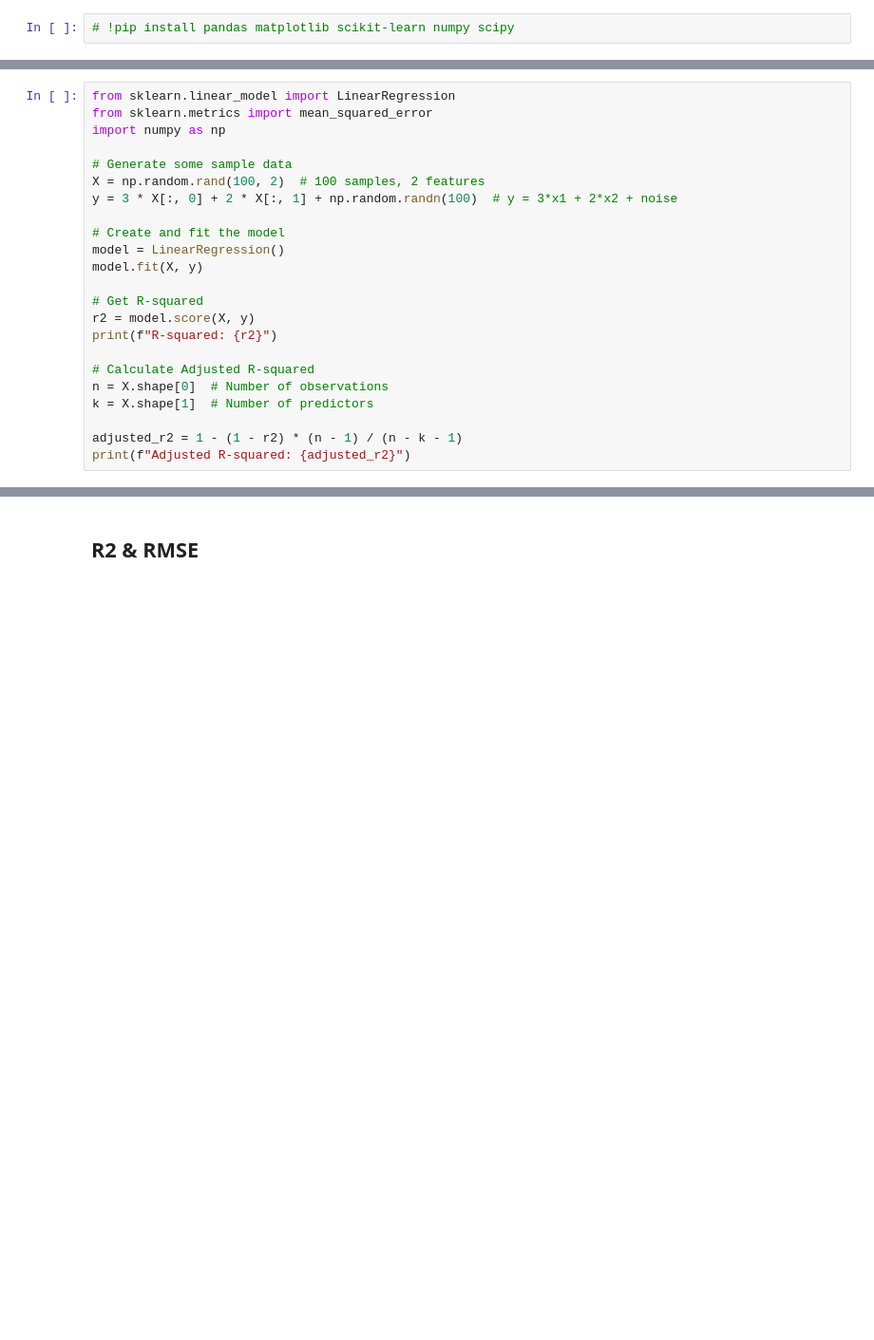
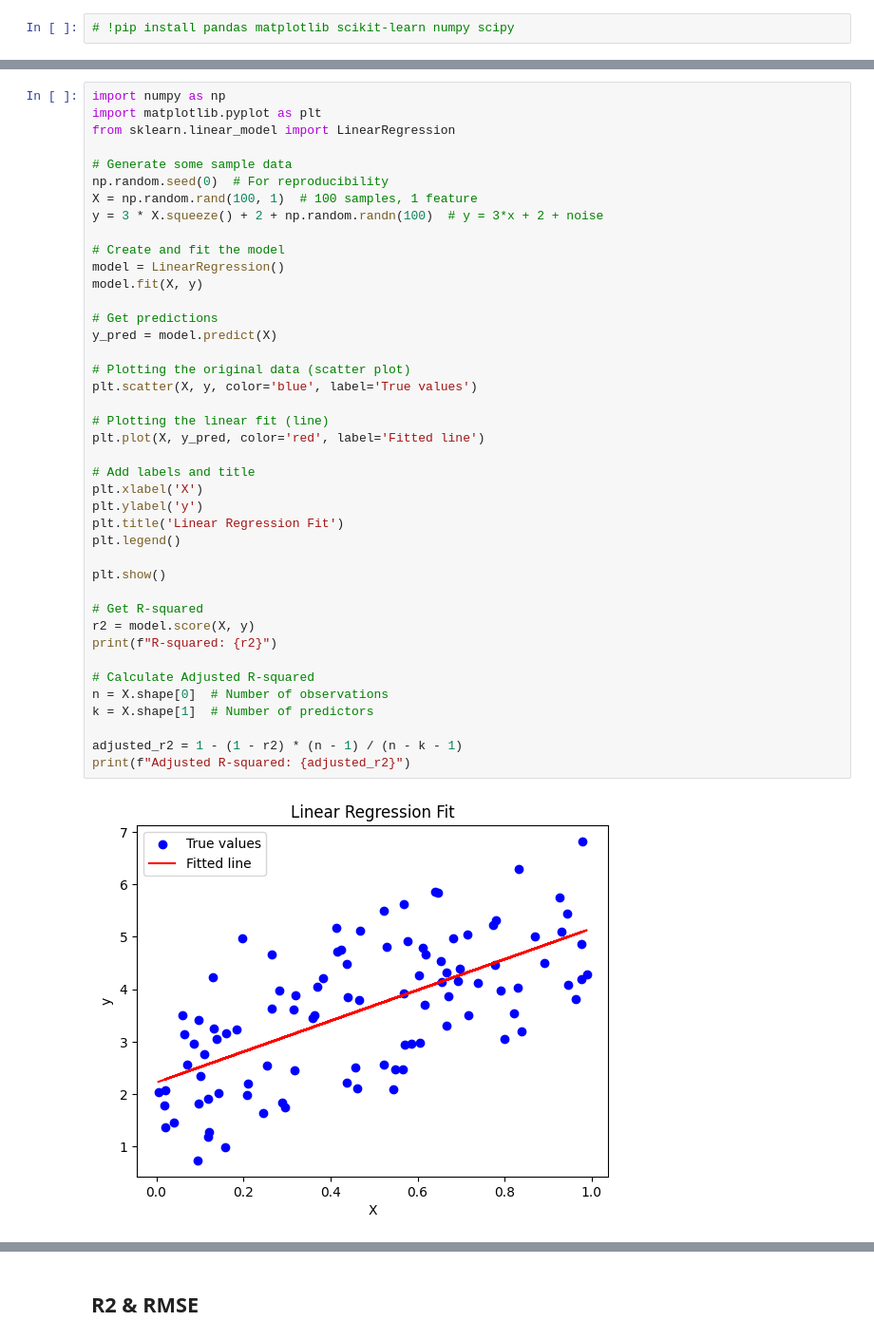
Before and after one commit to contento/lab.jupyter, a Jupyter notebook: regression.ipynb, the cells around one changed output, grey strips where cells are left out. Shown: that part at 95% size. Saved outputs shown, nothing was run; the diff lists cells and outputs as text; blank space fills up the shorter version.

```diff
--- a/regression.ipynb
+++ b/regression.ipynb
@@ -7,24 +7,43 @@
 # %%
+import numpy as np
+import matplotlib.pyplot as plt
 from sklearn.linear_model import LinearRegression
-from sklearn.metrics import mean_squared_error
-import numpy as np
 
 # Generate some sample data
-X = np.random.rand(100, 2)  # 100 samples, 2 features
-y = 3 * X[:, 0] + 2 * X[:, 1] + np.random.randn(100)  # y = 3*x1 + 2*x2 + noise
+np.random.seed(0)  # For reproducibility
+X = np.random.rand(100, 1)  # 100 samples, 1 feature
+y = 3 * X.squeeze() + 2 + np.random.randn(100)  # y = 3*x + 2 + noise
 
 # Create and fit the model
 model = LinearRegression()
 model.fit(X, y)
+
+# Get predictions
+y_pred = model.predict(X)
+
+# Plotting the original data (scatter plot)
+plt.scatter(X, y, color='blue', label='True values')
+
+# Plotting the linear fit (line)
+plt.plot(X, y_pred, color='red', label='Fitted line')
+
+# Add labels and title
+plt.xlabel('X')
+plt.ylabel('y')
+plt.title('Linear Regression Fit')
+plt.legend()
+
+plt.show()
 
 # Get R-squared
 r2 = model.score(X, y)
 print(f"R-squared: {r2}")
 
 # Calculate Adjusted R-squared
 n = X.shape[0]  # Number of observations
 k = X.shape[1]  # Number of predictors
 
 adjusted_r2 = 1 - (1 - r2) * (n - 1) / (n - k - 1)
 print(f"Adjusted R-squared: {adjusted_r2}")
 # %% [output]
+[figure, added]
```
Also changed, not shown: parts of 6 cells of this notebook, 2 other files.
